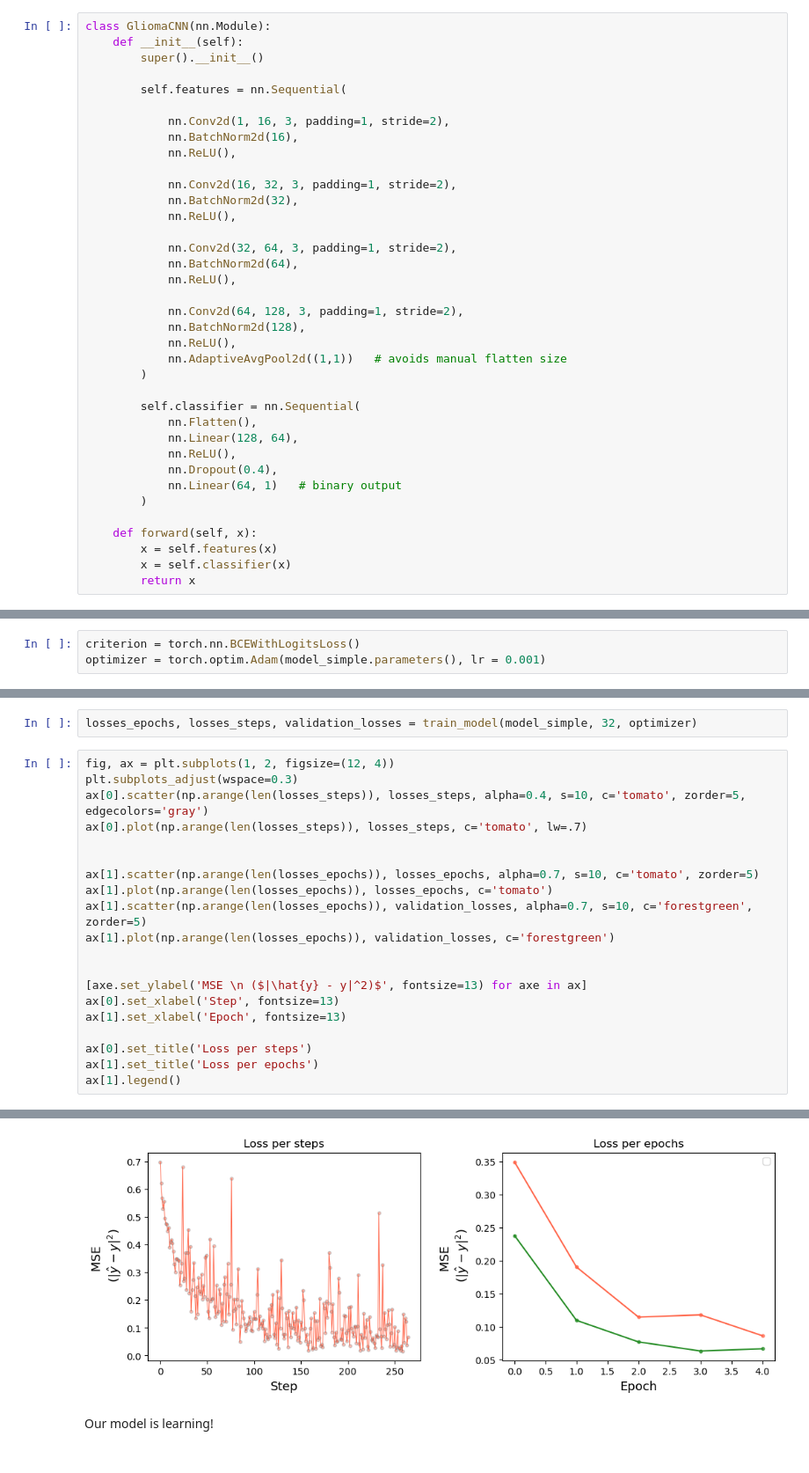
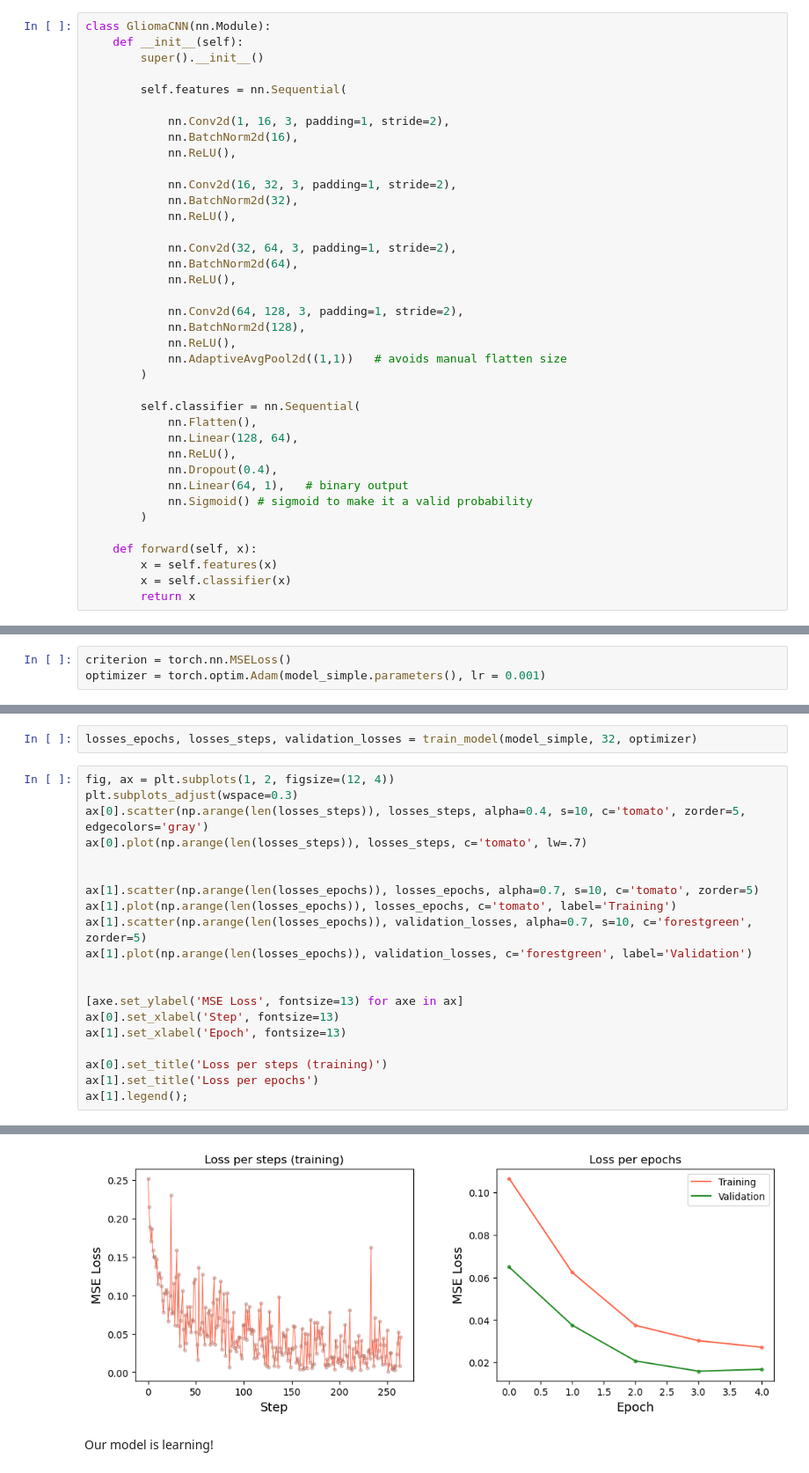
Before and after one commit to Hbretonniere/VHIO_academy_DL_Intro_Course, a Jupyter notebook: notebooks/3-CNN_brain_tumour.ipynb, the cells around one changed output, grey strips where cells are left out. Shown at 88% size. Saved outputs shown, nothing was run; the diff lists cells and outputs as text.

```diff
--- a/notebooks/3-CNN_brain_tumour.ipynb
+++ b/notebooks/3-CNN_brain_tumour.ipynb
@@ -205,7 +205,8 @@ class GliomaCNN(nn.Module):
             nn.Linear(128, 64),
             nn.ReLU(),
             nn.Dropout(0.4),
-            nn.Linear(64, 1)   # binary output
+            nn.Linear(64, 1),   # binary output
+            nn.Sigmoid() # sigmoid to make it a valid probability
         )
 
     def forward(self, x):
@@ -244,7 +245,7 @@ Estimated Total Size (MB): 199.54
 ### Optimisation
 For binary classification, it's good to use a more statistical probability loss: hte binary corss entropy. As we are not using last ctivation, the loss is first applying a sigmoid to the output, which trasnform the output to a [0, 1] range, i.e. a valid probability
 # %%
-criterion = torch.nn.BCEWithLogitsLoss()
+criterion = torch.nn.MSELoss()
 optimizer = torch.optim.Adam(model_simple.parameters(), lr = 0.001)
 # %% [markdown]
 # Training
@@ -315,16 +304,16 @@ ax[0].plot(np.arange(len(losses_steps)), losses_steps, c='tomato', lw=.7)
 
 
 ax[1].scatter(np.arange(len(losses_epochs)), losses_epochs, alpha=0.7, s=10, c='tomato', zorder=5)
-ax[1].plot(np.arange(len(losses_epochs)), losses_epochs, c='tomato')
+ax[1].plot(np.arange(len(losses_epochs)), losses_epochs, c='tomato', label='Training')
 ax[1].scatter(np.arange(len(losses_epochs)), validation_losses, alpha=0.7, s=10, c='forestgreen', zorder=5)
-ax[1].plot(np.arange(len(losses_epochs)), validation_losses, c='forestgreen')
+ax[1].plot(np.arange(len(losses_epochs)), validation_losses, c='forestgreen', label='Validation')
 
 
-[axe.set_ylabel('MSE \n ($|\hat{y} - y|^2)$', fontsize=13) for axe in ax]
+[axe.set_ylabel('MSE Loss', fontsize=13) for axe in ax]
 ax[0].set_xlabel('Step', fontsize=13)
 ax[1].set_xlabel('Epoch', fontsize=13)
 
-ax[0].set_title('Loss per steps')
+ax[0].set_title('Loss per steps (training)')
 ax[1].set_title('Loss per epochs')
-ax[1].legend()
+ax[1].legend();
 # %% [output]
@@ -332,4 +320,4 @@ ax[1].legend()
-[figure, old version]
+[figure, new version]
 # %% [markdown]
 Our model is learning!
 # %% [markdown]
```
Also changed, not shown: parts of 29 cells of this notebook, 6 other files.
